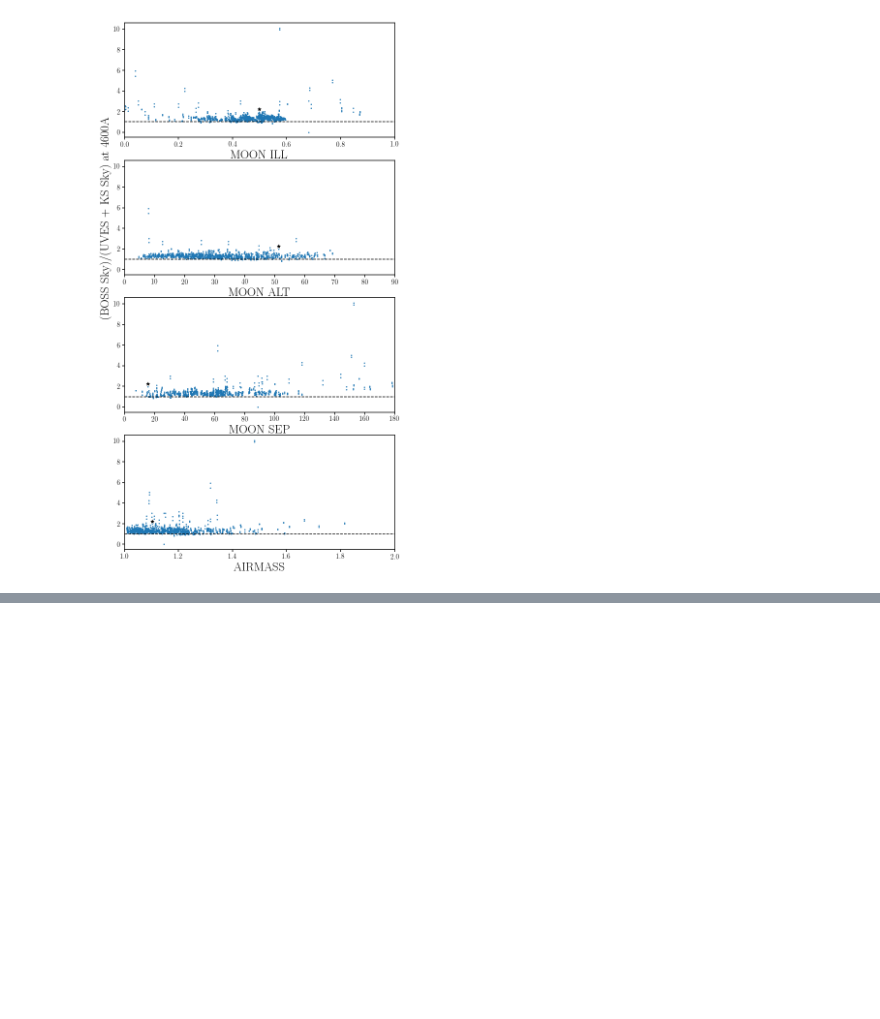
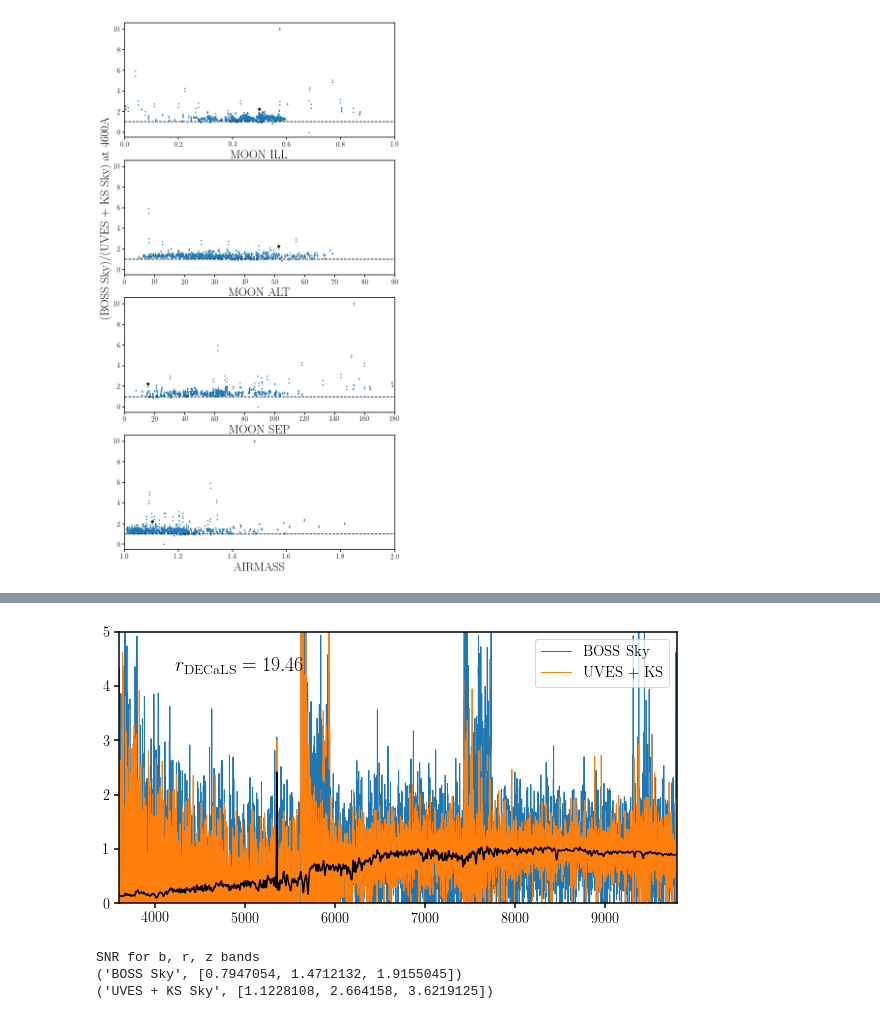
Before and after one commit to desi-bgs/feasiBGS, a Jupyter notebook: notebook/local_bright_bosssky.ipynb, the cells around one changed output, grey strips where cells are left out. Saved outputs shown, nothing was run; the diff lists cells and outputs as text; code cells hidden in the pictures; blank space fills up the shorter version.

```diff
--- a/notebook/local_bright_bosssky.ipynb
+++ b/notebook/local_bright_bosssky.ipynb
@@ -265,0 +319,47 @@ for i, k in enumerate(['MOON_ILL', 'MOON_ALT', 'MOON_SEP', 'AIRMASS']):
+# %%
+fdesi = FM.fakeDESIspec()
+# %%
+sbright_unit = 1e-17 * u.erg / (u.arcsec**2 * u.Angstrom * u.s * u.cm ** 2 )
+# %%
+t_exp = 480.
+bgs_boss = fdesi.simExposure(wave_fm, flux_fm, exptime=t_exp,
+                             skycondition={'name':'input', 'sky': sky_boss * sbright_unit, 'wave': w_boss_sky * u.Angstrom})
+bgs_ks = fdesi.simExposure(wave_fm, flux_fm, exptime=t_exp,
+                           skycondition={'name':'input', 'sky': KS_sky(boss_blue[brightest]), 'wave':sky_model._wavelength})
+
+fig = plt.figure(figsize=(10,5))
+sub = fig.add_subplot(111)
+
+snrs_boss, snrs_ks = [], []
+for iband, band in enumerate(bgs_ks.bands):
+    sub.plot(bgs_boss.wave[band], bgs_boss.flux[band][0], c='C0', lw=1, label='BOSS Sky')
+    sub.plot(bgs_ks.wave[band], bgs_ks.flux[band][0], c='C1', lw=1, label='UVES + KS')
+    if band == 'b': sub.legend(loc='upper right', frameon=True, fontsize=15)
+
+    # calculate SNR
+    these = ((bgs_boss.wave[band] > np.mean(bgs_boss.wave[band])-50) &
+             (bgs_boss.wave[band] < np.mean(bgs_boss.wave[band])+50) &
+             (bgs_boss.flux[band][0] > 0))
+    snr_boss = np.median(bgs_boss.flux[band][0, these] * np.sqrt(bgs_boss.ivar[band][0, these]))
+
+    these = ((bgs_ks.wave[band] > np.mean(bgs_ks.wave[band])-50) &
+             (bgs_ks.wave[band] < np.mean(bgs_ks.wave[band])+50) &
+             (bgs_ks.flux[band][0] > 0))
+    snr_ks = np.median(bgs_ks.flux[band][0, these] * np.sqrt(bgs_ks.ivar[band][0, these]))
+
+    snrs_boss.append(snr_boss)
+    snrs_ks.append(snr_ks)
+sub.plot(wave_fm, flux_fm[0], c='k')
+sub.text(0.1, 0.9, r'$r_\mathrm{DECaLS} = '+str(round(r_mag_legacy[0],2))+'$', va='top', ha='left', transform=sub.transAxes, fontsize=20)
+sub.set_xlim([3600., 9800.])
+sub.set_ylim([0., 5.])
+plt.show()
+
+print('SNR for b, r, z bands')
+print('BOSS Sky', snrs_boss)
+print('UVES + KS Sky', snrs_ks)
+# %% [output]
+[figure, added]
+SNR for b, r, z bands
+('BOSS Sky', [0.7947054, 1.4712132, 1.9155045])
+('UVES + KS Sky', [1.1228108, 2.664158, 3.6219125])
```
Also changed, not shown: parts of 10 cells of this notebook, 2 other files.
